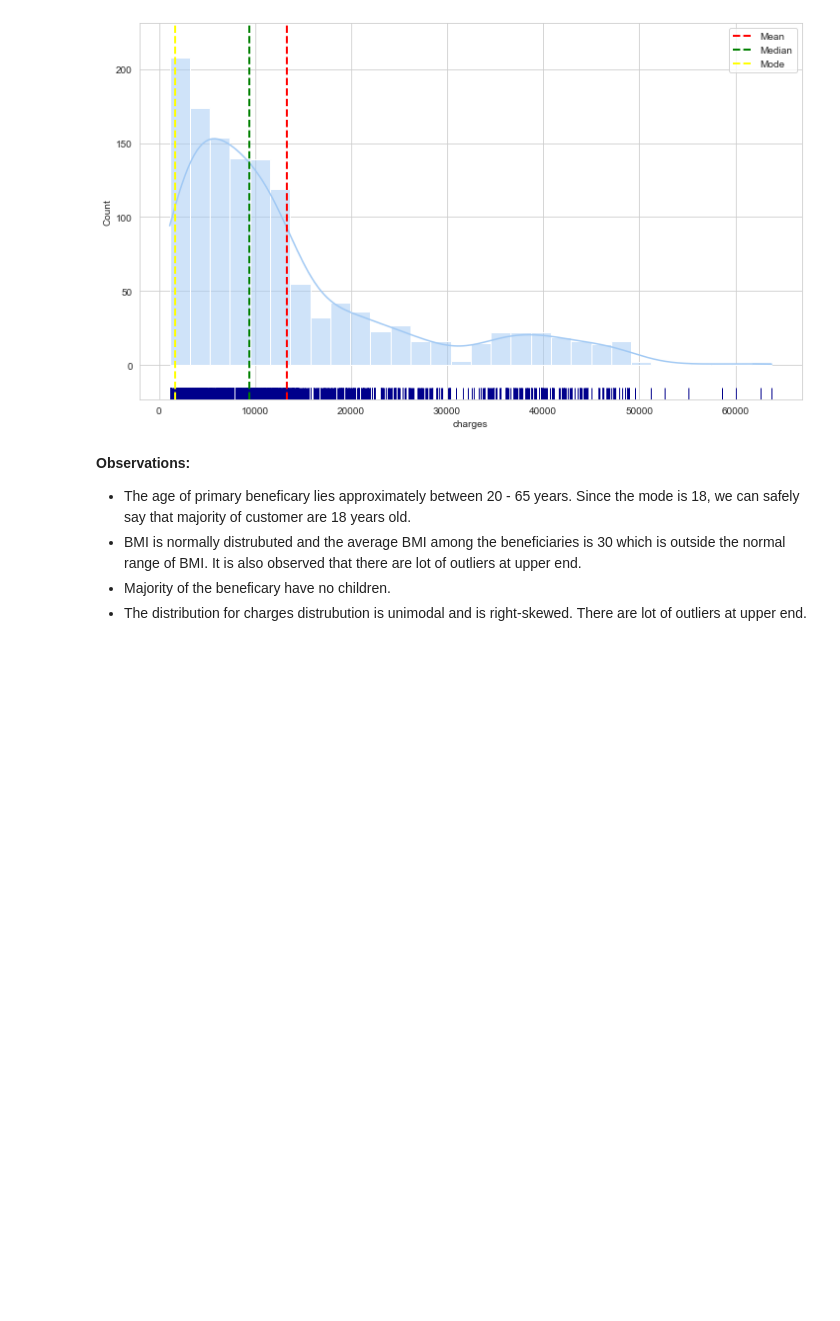
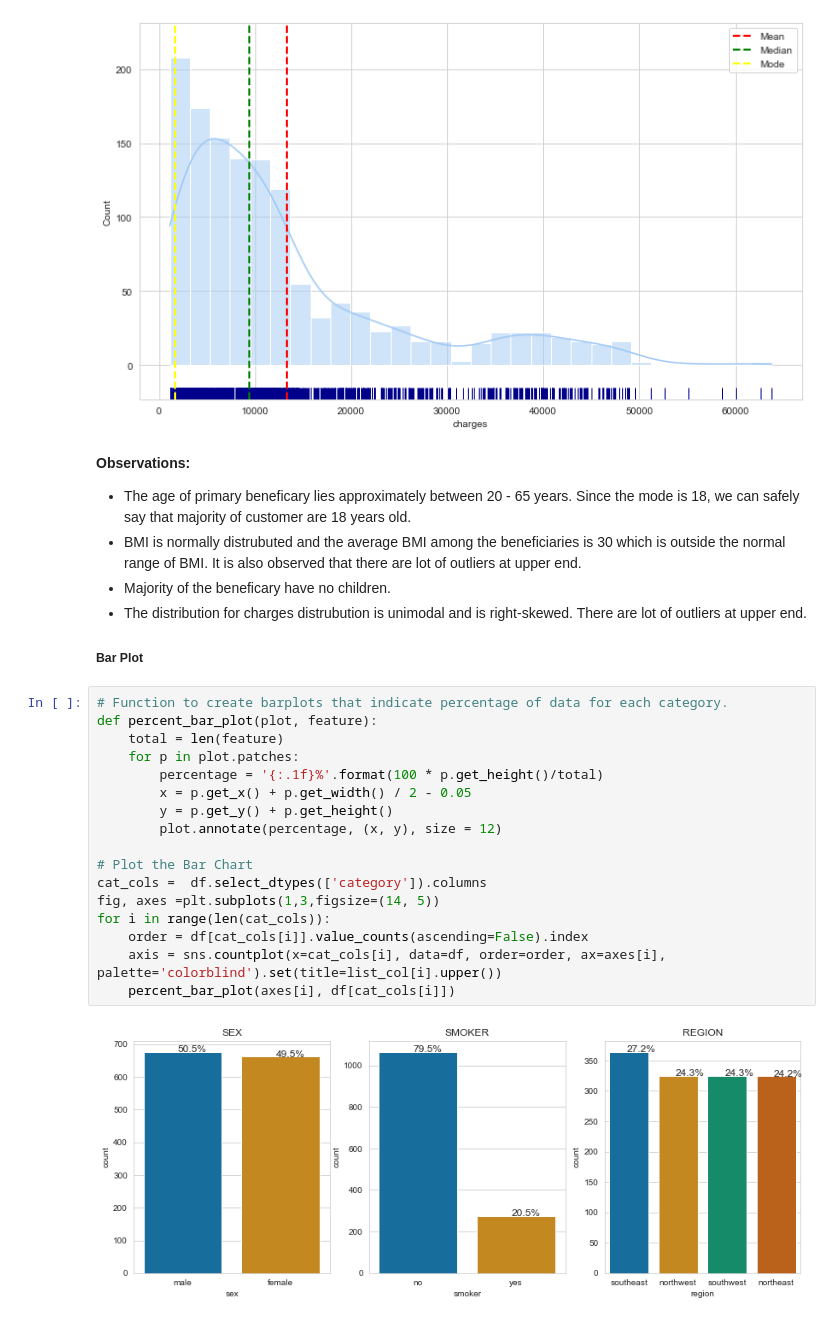
Before and after one commit to kedarghule/Statistical-Analysis-of-Insurance-Claims, a Jupyter notebook: stat-analysis-insurance.ipynb, the cells around one changed output. Cells and saved outputs as stored; diff of their text form; blank space fills up the shorter version.

```diff
--- a/stat-analysis-insurance.ipynb
+++ b/stat-analysis-insurance.ipynb
@@ -184,3 +184,24 @@ for i, col in enumerate(num_cols):
 - BMI is normally distrubuted and the average BMI among the beneficiaries is 30 which is outside the normal range of BMI. It is also observed that there are lot of outliers at upper end.
 - Majority of the beneficary have no children.
 - The distribution for charges distrubution is unimodal and is right-skewed. There are lot of outliers at upper end.
+
+##### Bar Plot
+# %%
+# Function to create barplots that indicate percentage of data for each category.
+def percent_bar_plot(plot, feature):
+    total = len(feature)
+    for p in plot.patches:
+        percentage = '{:.1f}%'.format(100 * p.get_height()/total)
+        x = p.get_x() + p.get_width() / 2 - 0.05
+        y = p.get_y() + p.get_height()
+        plot.annotate(percentage, (x, y), size = 12)
+
+# Plot the Bar Chart
+cat_cols =  df.select_dtypes(['category']).columns
+fig, axes =plt.subplots(1,3,figsize=(14, 5))
+for i in range(len(cat_cols)):
+    order = df[cat_cols[i]].value_counts(ascending=False).index
+    axis = sns.countplot(x=cat_cols[i], data=df, order=order, ax=axes[i], palette='colorblind').set(title=list_col[i].upper())
+    percent_bar_plot(axes[i], df[cat_cols[i]])
+# %% [output]
+[figure, added]
```
Also changed, not shown: parts of 9 cells of this notebook.
